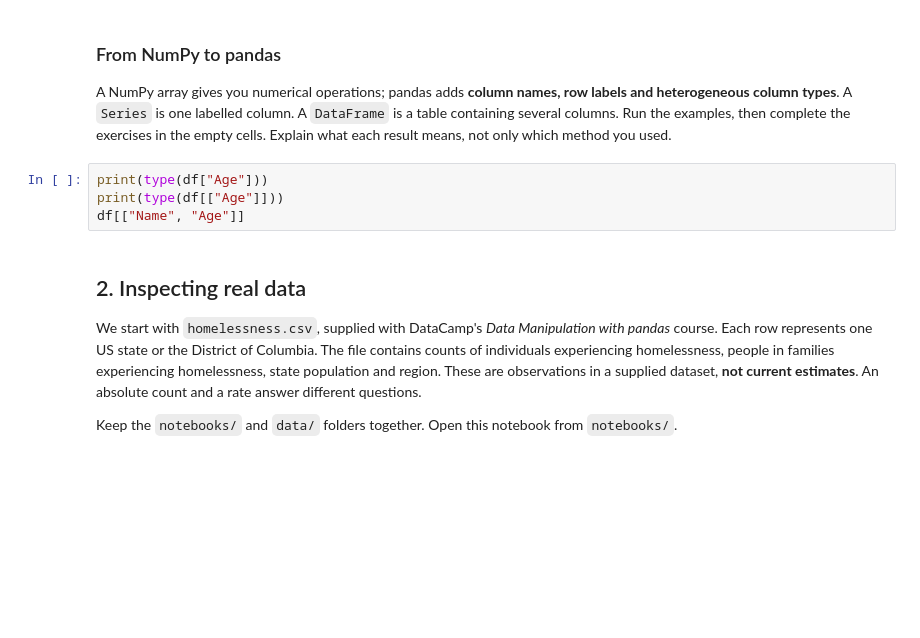
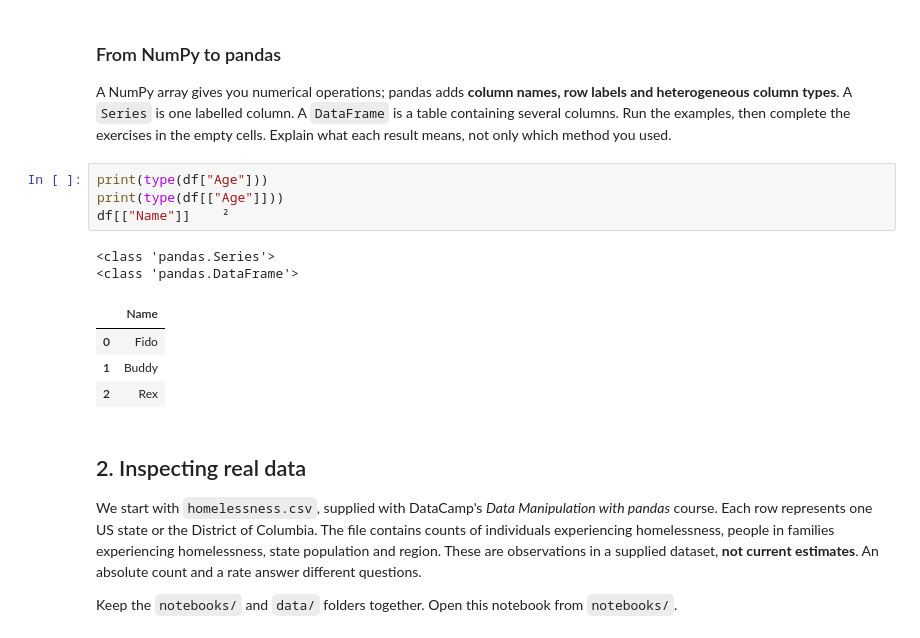
Before and after one commit to rylesdev/inf4, a Jupyter notebook: notebooks/02-Pandas-Manipulation-S2.ipynb, the cells around one changed output. Cells and saved outputs as stored; diff of their text form; blank space fills up the shorter version.

```diff
--- a/notebooks/02-Pandas-Manipulation-S2.ipynb
+++ b/notebooks/02-Pandas-Manipulation-S2.ipynb
@@ -47,7 +52,14 @@ Run the examples, then complete the exercises in the empty cells. Explain what e
 # %%
 print(type(df["Age"]))
 print(type(df[["Age"]]))
-df[["Name", "Age"]]
+df[["Name"]]    ²
+# %% [output]
+<class 'pandas.Series'>
+<class 'pandas.DataFrame'>
+|  | Name |
+| 0 | Fido |
+| 1 | Buddy |
+| 2 | Rex |
 # %% [markdown]
 ## 2. Inspecting real data
 We start with `homelessness.csv`, supplied with DataCamp's *Data Manipulation with pandas* course.
```
Also changed, not shown: parts of 20 cells of this notebook, 1 other file.
